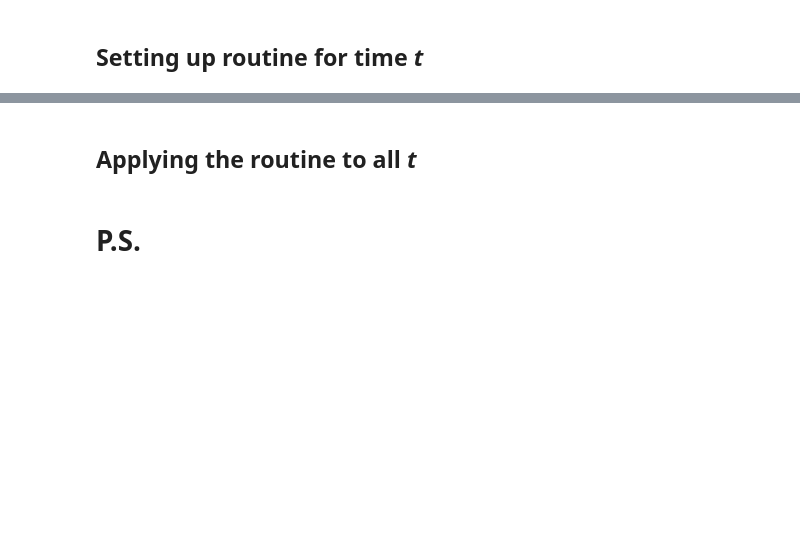
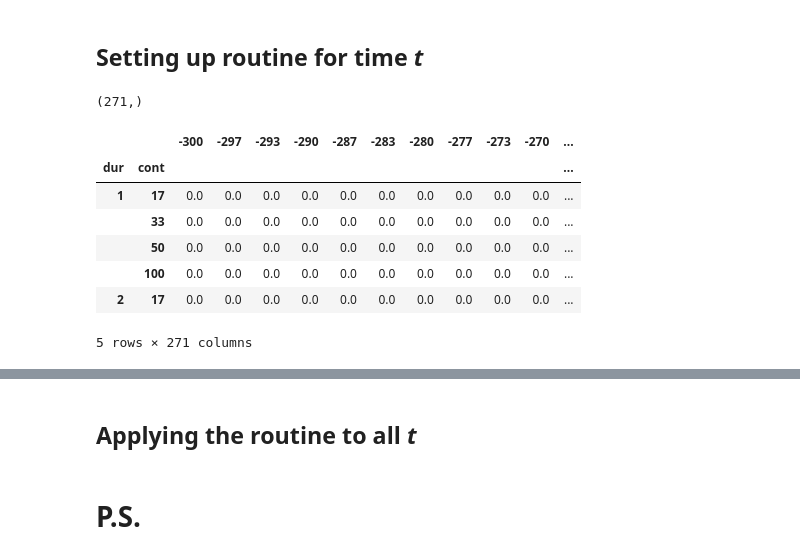
Before and after one commit to egorananyev/mne_pipe_visperc, a Jupyter notebook: mvpa.ipynb, the cells around one changed output, grey strips where cells are left out. Saved outputs shown, nothing was run; the diff lists cells and outputs as text; code cells hidden in the pictures; blank space fills up the shorter version.

```diff
--- a/mvpa.ipynb
+++ b/mvpa.ipynb
@@ -89,0 +140,9 @@ def svm_routine(t, channels, stim_ori):
+# %%
+epochs = epochs_list[0]  # TEMP
+epochs = epochs.pick_types(meg=True)
+# %%
+all_times = np.round(epochs.times * 1000).astype(int)
+# print(all_times)
+print(np.shape(all_times))
+# %% [output]
+(271,)
@@ -89,0 +177,14 @@ def svm_routine(t, channels, stim_ori):
+# %%
+acc_index = pd.MultiIndex.from_product([all_durs, all_conts], names=['dur', 'cont'])
+acc = pd.DataFrame(np.zeros((len(all_durs)*len(all_conts), len(all_times))),
+                   index=acc_index, columns=all_times)
+acc.head()
+# %% [output]
+|  |  | -300 | -297 | -293 | -290 | -287 | -283 | -280 | -277 | -273 | -270 | ... |
+| dur | cont |  |  |  |  |  |  |  |  |  |  | ... |
+| 1 | 17 | 0.0 | 0.0 | 0.0 | 0.0 | 0.0 | 0.0 | 0.0 | 0.0 | 0.0 | 0.0 | ... |
+|  | 33 | 0.0 | 0.0 | 0.0 | 0.0 | 0.0 | 0.0 | 0.0 | 0.0 | 0.0 | 0.0 | ... |
+|  | 50 | 0.0 | 0.0 | 0.0 | 0.0 | 0.0 | 0.0 | 0.0 | 0.0 | 0.0 | 0.0 | ... |
+|  | 100 | 0.0 | 0.0 | 0.0 | 0.0 | 0.0 | 0.0 | 0.0 | 0.0 | 0.0 | 0.0 | ... |
+| 2 | 17 | 0.0 | 0.0 | 0.0 | 0.0 | 0.0 | 0.0 | 0.0 | 0.0 | 0.0 | 0.0 | ... |
+5 rows × 271 columns
```
Also changed, not shown: parts of 14 cells of this notebook, 2 other files.
